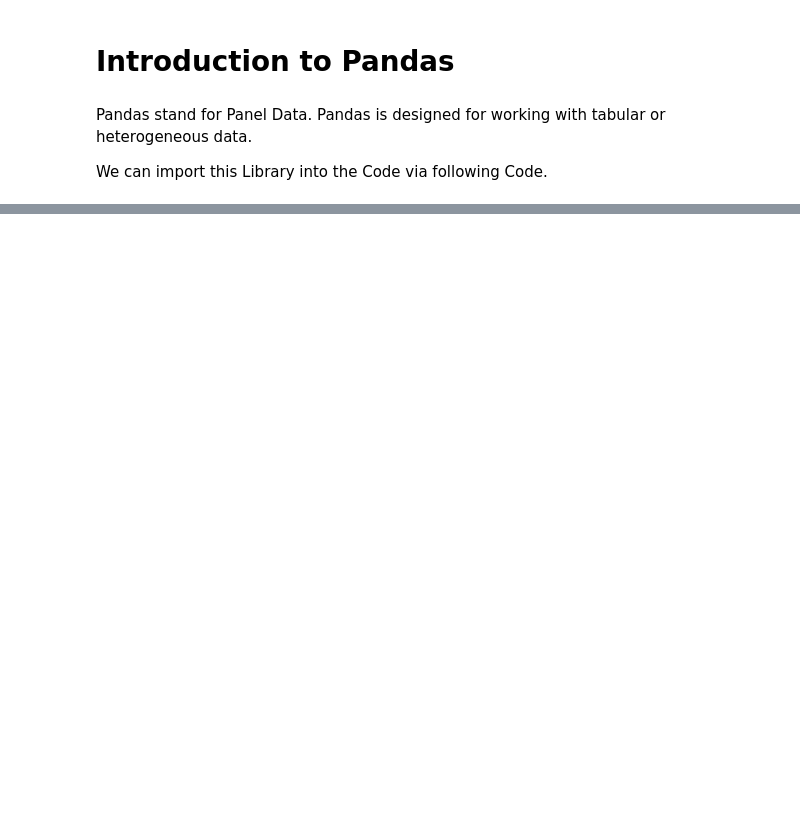
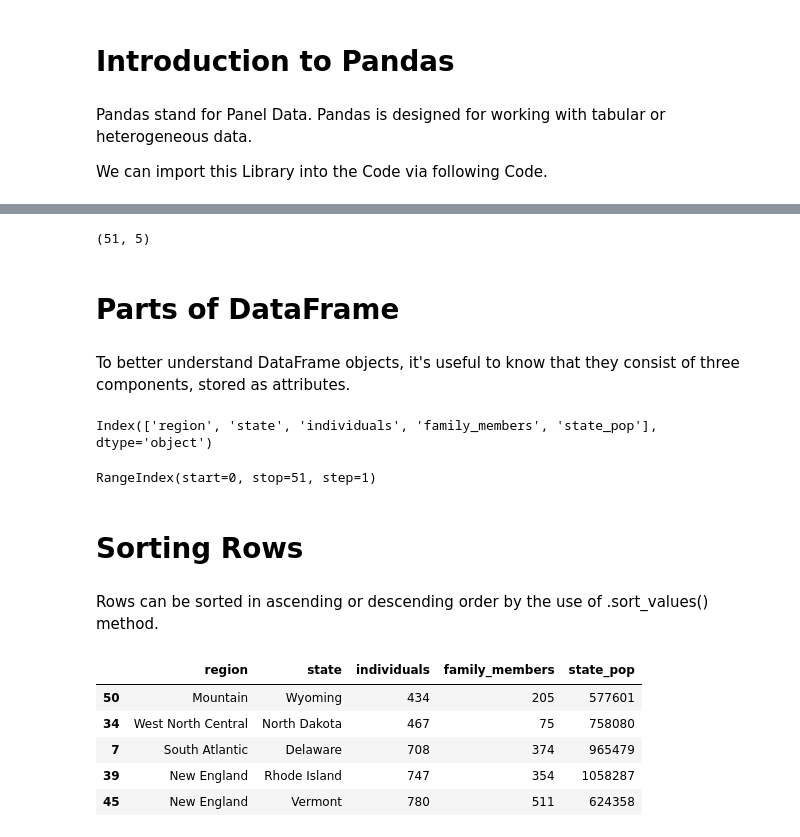
Before and after one commit to HarisJafri-xcode/Python-for-Data-Science, a Jupyter notebook: 03-Pandas/3_1_Getting_Started_with_pandas.ipynb, the cells around one changed output, grey strips where cells are left out. Drawn from its saved outputs; the diff is of its cells as text; code cells hidden in the pictures; blank space fills up the shorter version.

```diff
--- a/03-Pandas/3_1_Getting_Started_with_pandas.ipynb
+++ b/03-Pandas/3_1_Getting_Started_with_pandas.ipynb
@@ -435,0 +88,8 @@ array([[2000, 'Ohio', 1.5, -1.2],
+# %%
+df_homeless.shape
+# %% [output]
+(51, 5)
+# %% [markdown]
+# Parts of DataFrame
+# %% [markdown]
+To better understand DataFrame objects, it's useful to know that they consist of three components, stored as attributes.
@@ -435,0 +98,21 @@ array([[2000, 'Ohio', 1.5, -1.2],
+# %%
+df_homeless.columns
+# %% [output]
+Index(['region', 'state', 'individuals', 'family_members', 'state_pop'], dtype='object')
+# %%
+df_homeless.index
+# %% [output]
+RangeIndex(start=0, stop=51, step=1)
+# %% [markdown]
+# Sorting Rows
+# %% [markdown]
+Rows can be sorted in ascending or descending order by the use of .sort_values() method.
+# %%
+df_homeless.sort_values("individuals").head()
+# %% [output]
+|  | region | state | individuals | family_members | state_pop |
+| 50 | Mountain | Wyoming | 434 | 205 | 577601 |
+| 34 | West North Central | North Dakota | 467 | 75 | 758080 |
+| 7 | South Atlantic | Delaware | 708 | 374 | 965479 |
+| 39 | New England | Rhode Island | 747 | 354 | 1058287 |
+| 45 | New England | Vermont | 780 | 511 | 624358 |
```
Also changed, not shown: parts of 82 cells of this notebook.
